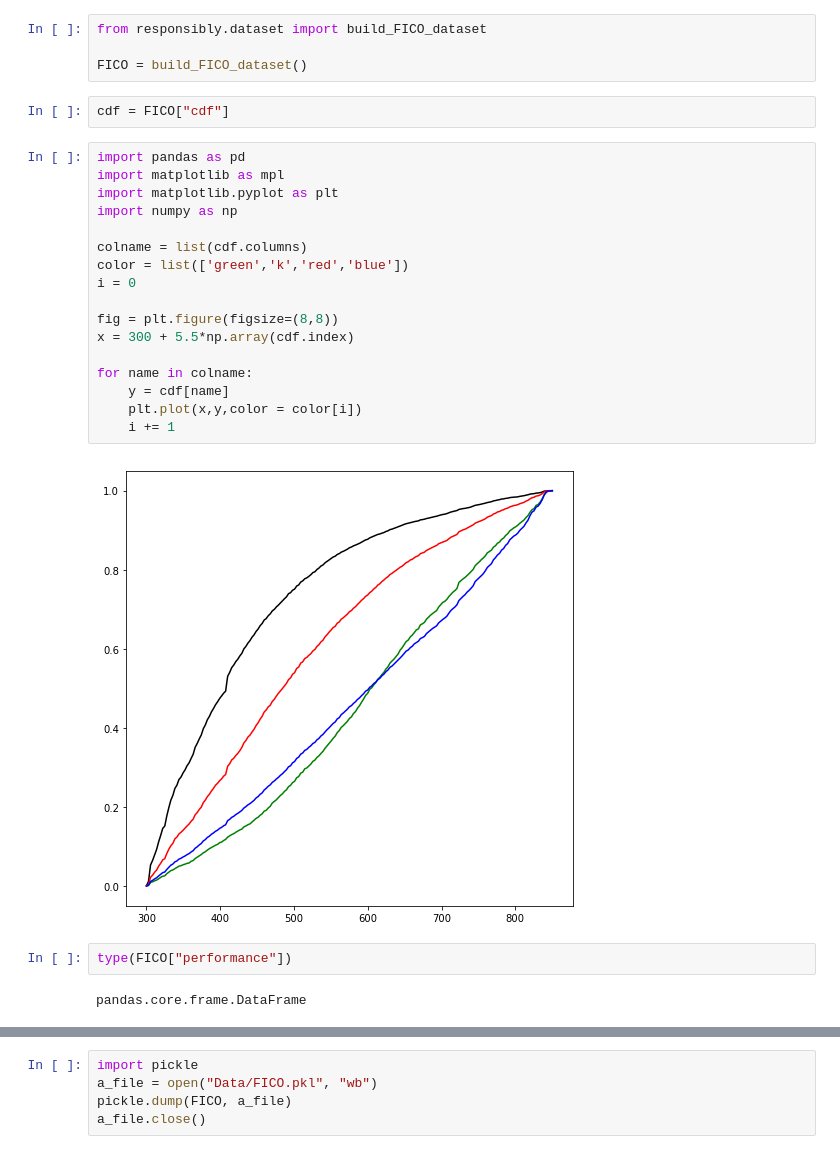
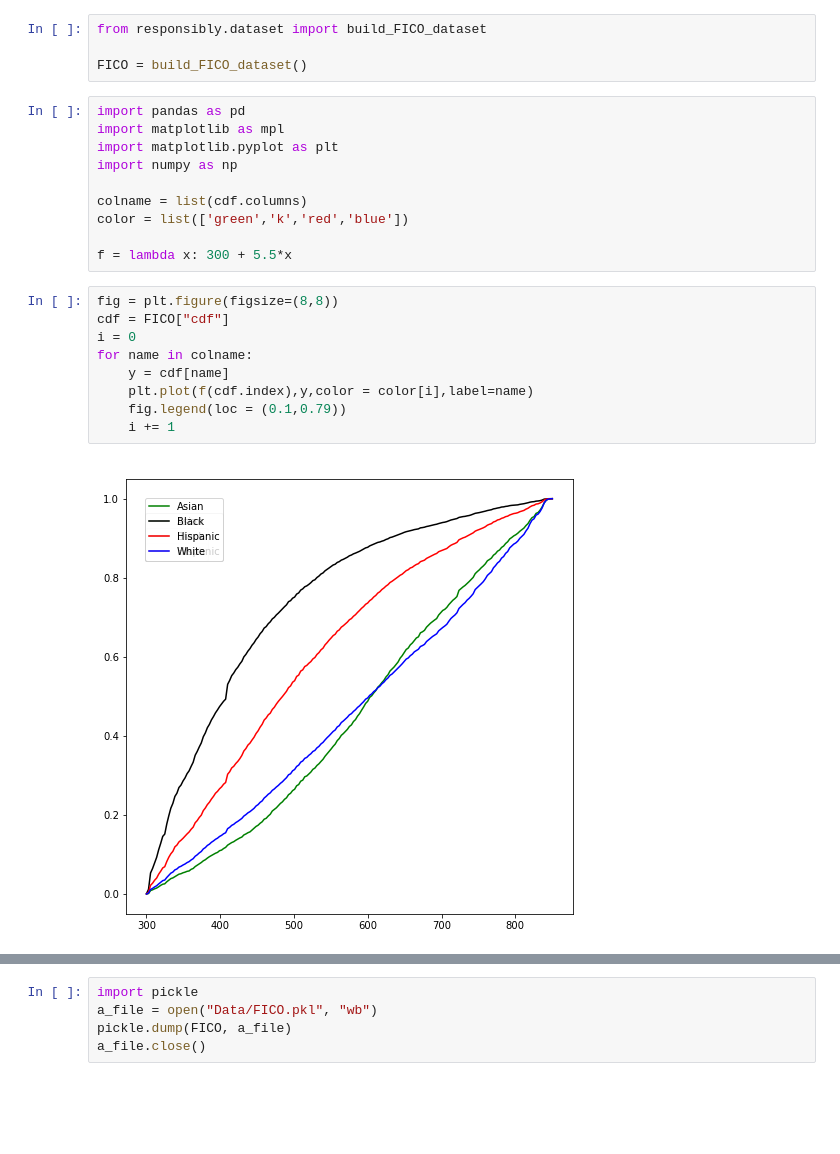
Before and after one commit to KieranVaudaux/Statistical-Machine-Learning-Project, a Jupyter notebook: Untitled.ipynb, the cells around one changed output, grey strips where cells are left out. Drawn from its saved outputs; the diff is of its cells as text; blank space fills up the shorter version.

Commit message:
Visualisation

```diff
--- a/Untitled.ipynb
+++ b/Untitled.ipynb
@@ -2,8 +2,6 @@
 from responsibly.dataset import build_FICO_dataset
 
 FICO = build_FICO_dataset()
-# %%
-cdf = FICO["cdf"]
 # %%
 import pandas as pd
 import matplotlib as mpl
@@ -12,18 +10,16 @@ import numpy as np
 
 colname = list(cdf.columns)
 color = list(['green','k','red','blue'])
-i = 0
 
-fig = plt.figure(figsize=(8,8))
-x = 300 + 5.5*np.array(cdf.index)
-
-for name in colname:
-    y = cdf[name]
-    plt.plot(x,y,color = color[i])
-    i += 1
+f = lambda x: 300 + 5.5*x
-# %% [output]
-[figure, removed]
-# %%
-type(FICO["performance"])
-# %% [output]
-pandas.core.frame.DataFrame
+# %%
+fig = plt.figure(figsize=(8,8))
+cdf = FICO["cdf"]
+i = 0
+for name in colname:
+    y = cdf[name]
+    plt.plot(f(cdf.index),y,color = color[i],label=name)
+    fig.legend(loc = (0.1,0.79))
+    i += 1
+# %% [output]
+[figure, added]
```
Also changed, not shown: parts of 12 cells of this notebook, 1 other file.
